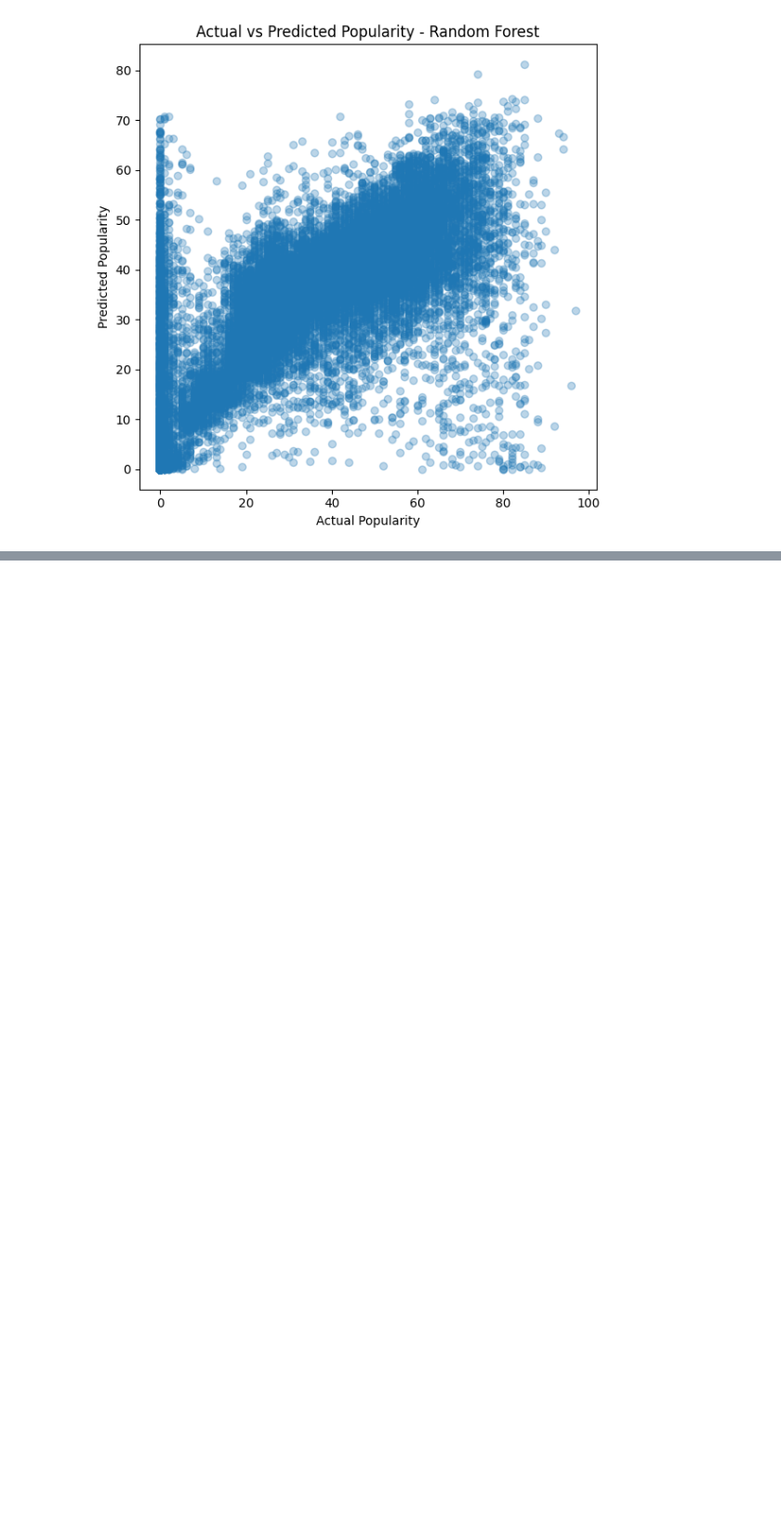
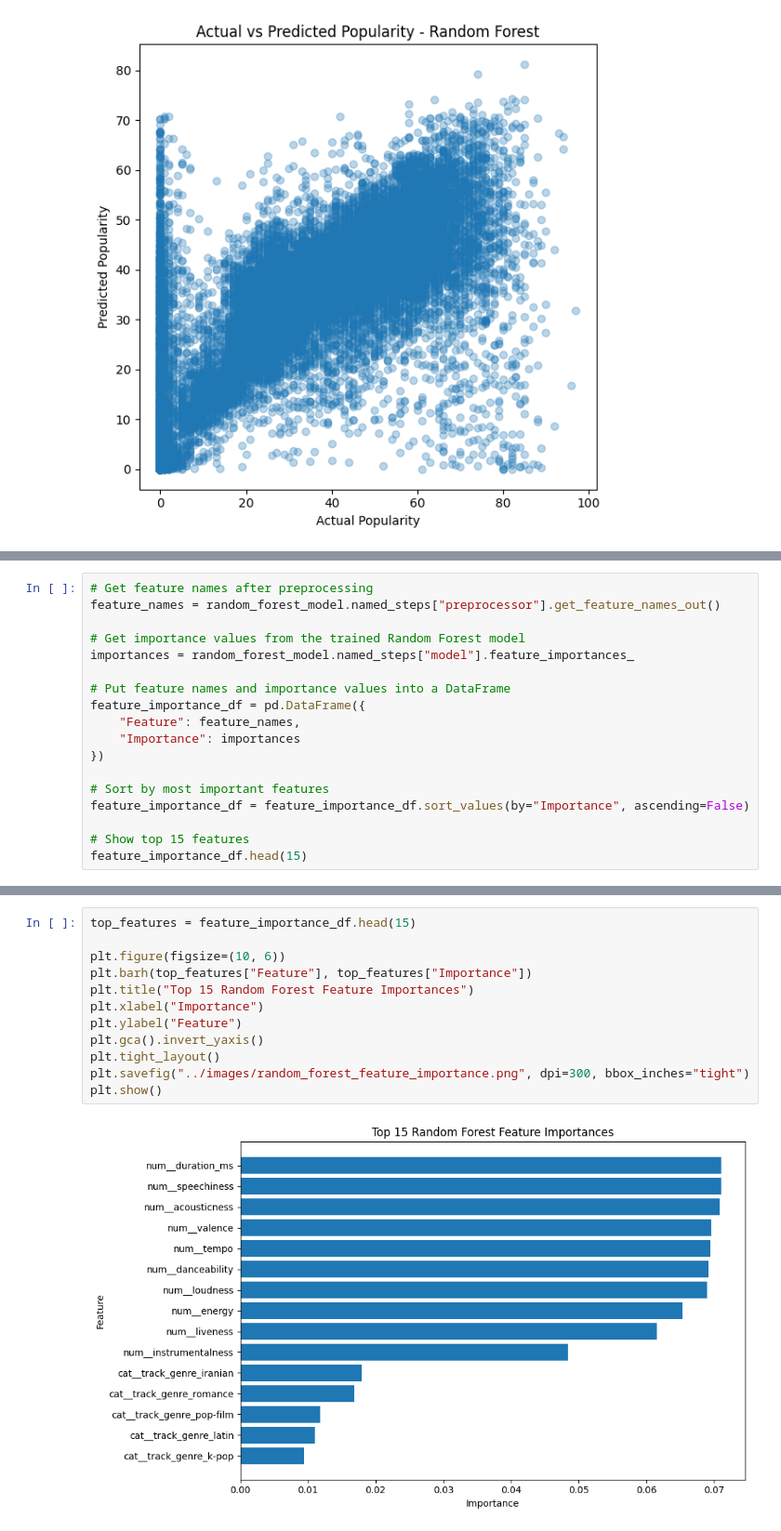
Before and after one commit to jparso32/spotify-song-popularity-regression, a Jupyter notebook: notebooks/spotify_popularity_project.ipynb, the cells around one changed output, grey strips where cells are left out. Shown at 93% size. Drawn from its saved outputs; the diff is of its cells as text; blank space fills up the shorter version.

```diff
--- a/notebooks/spotify_popularity_project.ipynb
+++ b/notebooks/spotify_popularity_project.ipynb
@@ -193,0 +209,18 @@ plt.show()
+# %%
+# Get feature names after preprocessing
+feature_names = random_forest_model.named_steps["preprocessor"].get_feature_names_out()
+
+# Get importance values from the trained Random Forest model
+importances = random_forest_model.named_steps["model"].feature_importances_
+
+# Put feature names and importance values into a DataFrame
+feature_importance_df = pd.DataFrame({
+    "Feature": feature_names,
+    "Importance": importances
+})
+
+# Sort by most important features
+feature_importance_df = feature_importance_df.sort_values(by="Importance", ascending=False)
+
+# Show top 15 features
+feature_importance_df.head(15)
@@ -193,0 +244,14 @@ plt.show()
+# %%
+top_features = feature_importance_df.head(15)
+
+plt.figure(figsize=(10, 6))
+plt.barh(top_features["Feature"], top_features["Importance"])
+plt.title("Top 15 Random Forest Feature Importances")
+plt.xlabel("Importance")
+plt.ylabel("Feature")
+plt.gca().invert_yaxis()
+plt.tight_layout()
+plt.savefig("../images/random_forest_feature_importance.png", dpi=300, bbox_inches="tight")
+plt.show()
+# %% [output]
+[figure, added]
```
Also changed, not shown: parts of 5 cells of this notebook, 3 other files.
